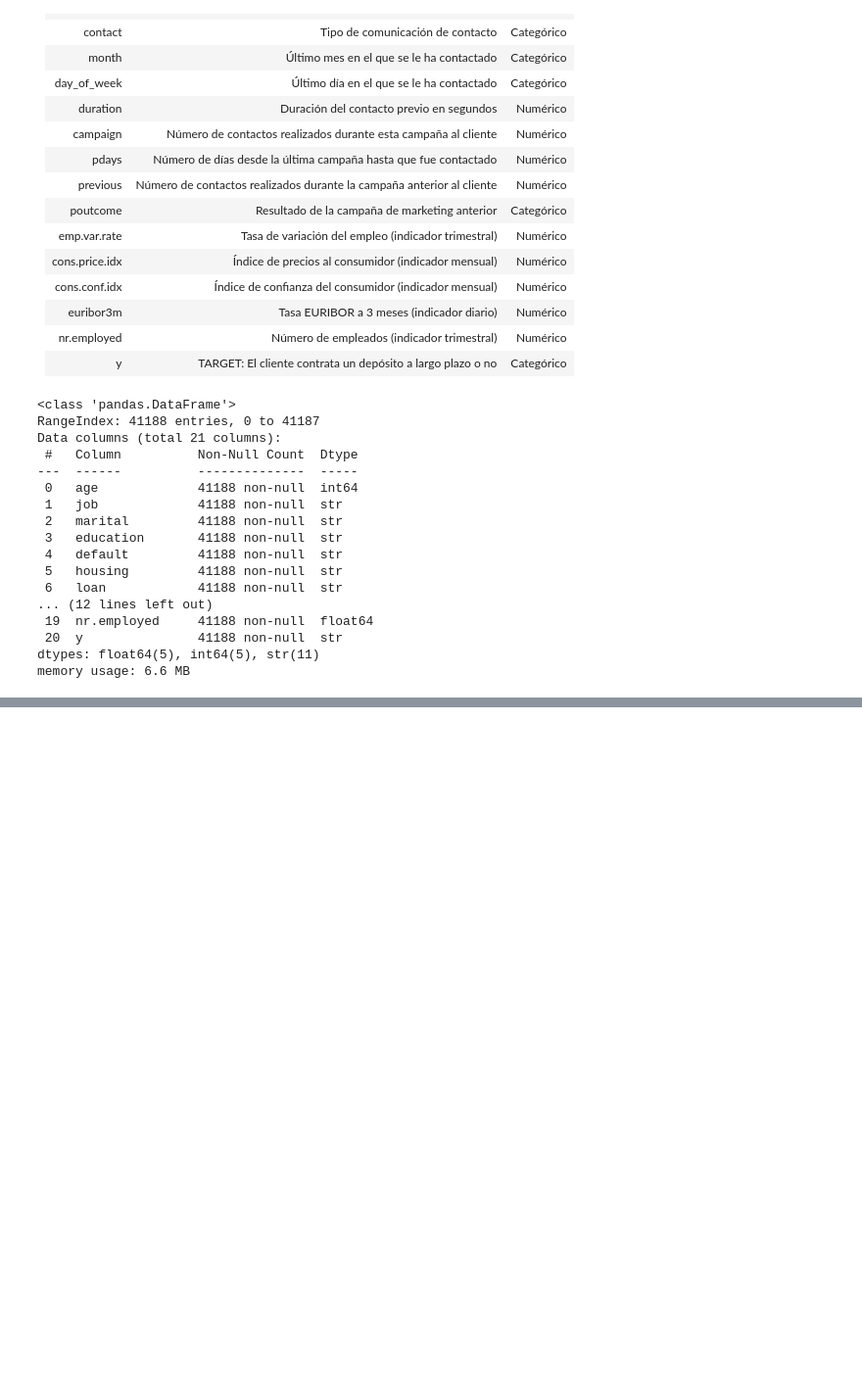
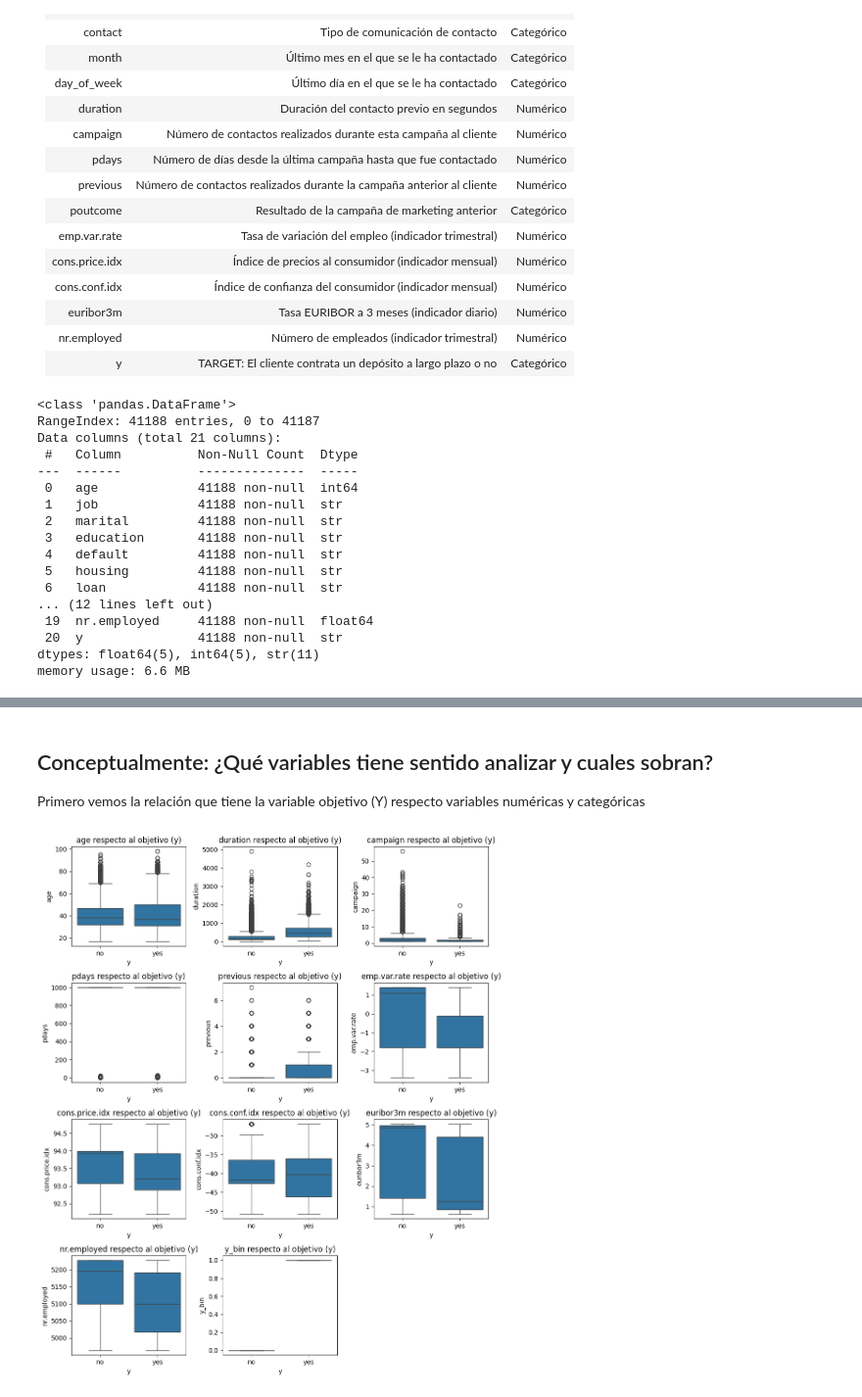
Before and after one commit to 4GeeksAcademy/ekbalam11-machine-learning, a Jupyter notebook: src/01-bank-marketing-campaign.ipynb, the cells around one changed output, grey strips where cells are left out. Shown at 98% size. Saved outputs shown, nothing was run; the diff lists cells and outputs as text; code cells hidden in the pictures; blank space fills up the shorter version.

```diff
--- a/src/01-bank-marketing-campaign.ipynb
+++ b/src/01-bank-marketing-campaign.ipynb
@@ -45,5 +49,5 @@ import pandas as pd
 # %%
-df = pd.read_csv('/workspaces/ekbalam11-machine-learning/data/raw/bank-marketing-campaign-data.csv', delimiter= ';')
+df = pd.read_csv('../data/raw/bank-marketing-campaign-data.csv', delimiter= ';')
 df.info()
 # %% [output]
 <class 'pandas.DataFrame'>
@@ -75,0 +87,21 @@ plt.show()
+# %% [markdown]
+## Conceptualmente: ¿Qué variables tiene sentido analizar y cuales sobran?
+
+Primero vemos la relación que tiene la variable objetivo (Y) respecto variables numéricas y categóricas
+# %%
+#layout de boxplots para variables numericas respecto a la variable y
+num_cols = df.select_dtypes(include=['int64', 'float64']).columns
+num_cols = [col for col in num_cols if col != 'y']
+n_cols = 3
+n_rows = math.ceil(len(num_cols) / n_cols)
+plt.figure(figsize=(10, 3 * n_rows))
+
+for i, col in enumerate(num_cols, 1):
+    plt.subplot(n_rows, n_cols, i)
+    sns.boxplot(x='y', y=col, data=df)
+    plt.title(f'{col} respecto al objetivo (y)')
+
+plt.tight_layout()
+plt.show()
+# %% [output]
+[figure, added]
```
Also changed, not shown: parts of 12 cells of this notebook, 2 other files.
